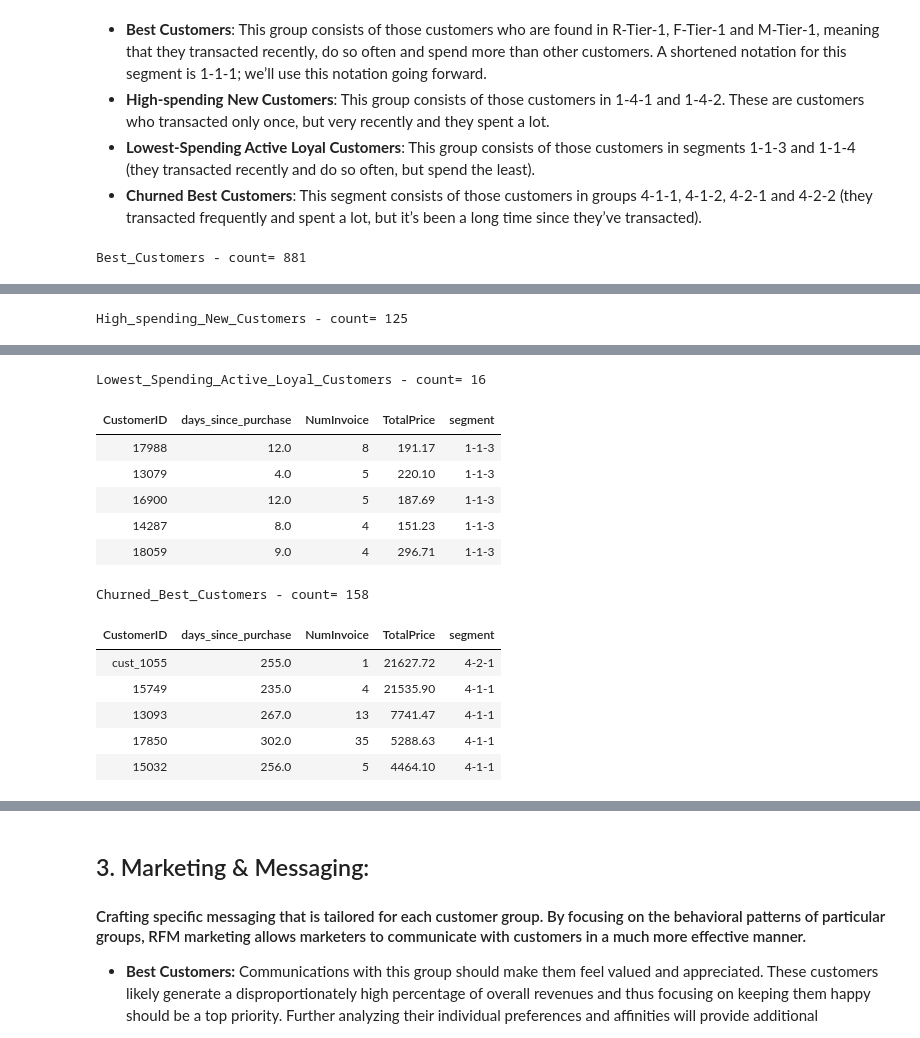
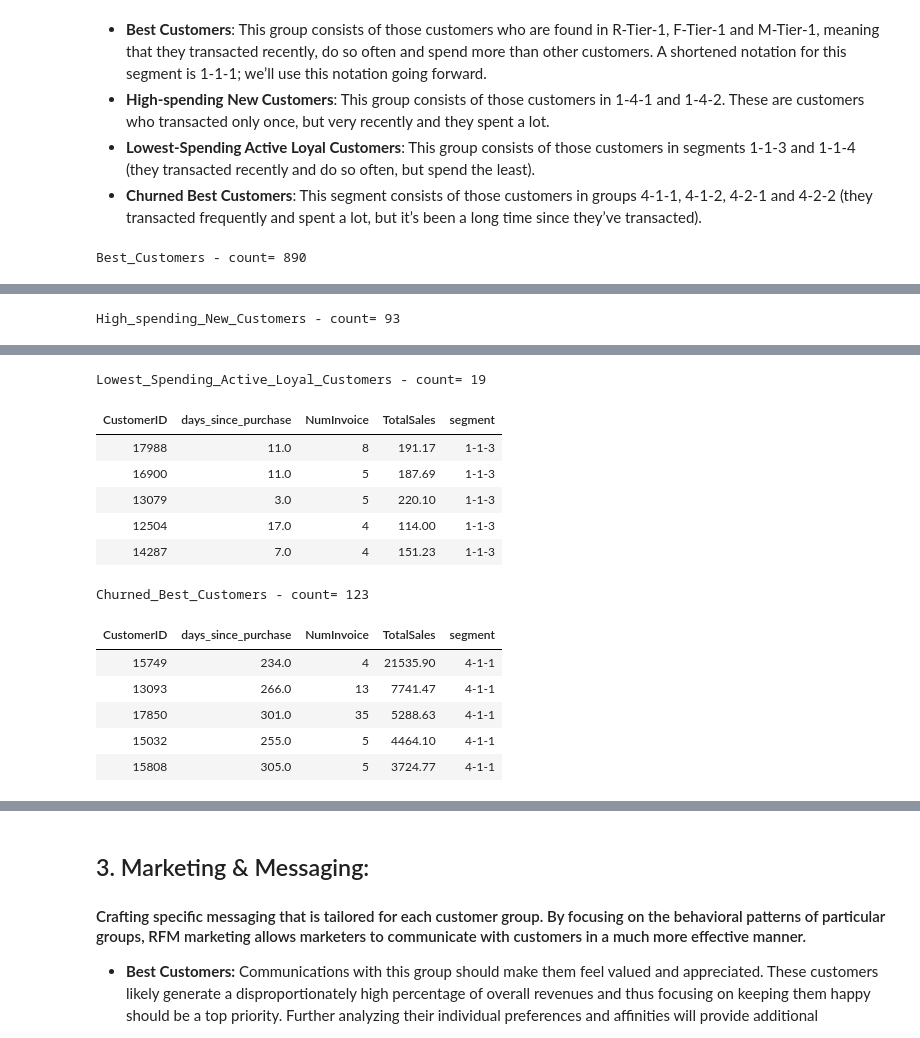
Before and after one commit to loulouOz/Customer-Insights-Analysis-RFM-Segmentation, a Jupyter notebook: customer_insights.ipynb, the cells around one changed output, grey strips where cells are left out. Saved outputs shown, nothing was run; the diff lists cells and outputs as text; code cells hidden in the pictures.

```diff
--- a/customer_insights.ipynb
+++ b/customer_insights.ipynb
@@ -452,0 +413,28 @@ ax[2].set_title('Number of customers by Number of invoices and spending');
+# %%
+df1 = df.groupby(['CustomerID']).agg({'InvoiceDate':[min,max],'InvoiceNo':pd.Series.nunique,'TotalPrice':np.sum}).reset_index()
+df1.columns = [' '.join(col).strip() for col in df1.columns.values]
+df1 = df1.rename(columns={'InvoiceDate min':'FirstInvoice','InvoiceDate max':'LastInvoice','InvoiceNo nunique':'NumInvoice','TotalPrice sum':'TotalSales'})
+## DaysBetweenFirstLastInv
+df1['DaysBetweenFirstLastInv'] = (df1['LastInvoice']-df1['FirstInvoice']).astype('timedelta64[D]') # 1 +
+## days_as_customer
+df1['lastDate'] = df['InvoiceDate'].max()
+df1['days_as_customer'] = (df1['lastDate']-df1['FirstInvoice']).astype('timedelta64[D]') #1 +
+## days_since_purchase
+df1['days_since_purchase'] = (df1['lastDate']-df1['LastInvoice']).astype('timedelta64[D]') #1 +
+## Average days between purchases:
+df1['AvgDaysBetweenPurchases'] = df1['DaysBetweenFirstLastInv'] / df1['NumInvoice']
+## Days Above Average: 'days_since_purchase' -  'AvgDaysBetweenPurchases' or 'NextPurchaseInDays': 'AvgDaysBetweenPurchases' - 'days_since_purchase'
+df1['NextPurchaseInDays'] = df1['AvgDaysBetweenPurchases'] - df1['days_since_purchase']
+
+df1 = df1.sort_values('NextPurchaseInDays',ascending=False)
+
+display_side_by_side(df1.head(),titles=['When Will Your Customers Purchase Next?'])
+
+print("Distribution of the number of:\n- Days Between First and Last Invoice\n- Days as Customer\n- Days Since last Purchase\n- Average Days Between Purchases\n- Next Purchase In Days (neg: overdue in days, pos: due in x days)")
+fig,ax=plt.subplots(1,5,figsize=(24,4))
+
+listy = ['DaysBetweenFirstLastInv','days_as_customer','days_since_purchase','AvgDaysBetweenPurchases','NextPurchaseInDays']
+
+for i in range(len(listy)):
+    df1[listy[i]].hist(ax=ax[i])
+    ax[i].set_title(listy[i]);
@@ -474,12 +492,13 @@ We will then be able to group them into categories
 - Pareto law (See graph above)
 - Custom (Based on specific domain knowledge)
 # %%
-rfm = df4.merge(invoice,how='left',left_on='CustomerID', right_on='CustomerID')
-rfm = rfm.merge(amount,how='left',left_on='CustomerID', right_on='CustomerID').reset_index(drop=True).sort_values('NumInvoice', ascending=False)
+df1.drop(['FirstInvoice','LastInvoice','DaysBetweenFirstLastInv','lastDate','days_as_customer','AvgDaysBetweenPurchases','NextPurchaseInDays'],axis=1, inplace=True)
+
+rfm = df1[['CustomerID','days_since_purchase','NumInvoice','TotalSales']].copy().sort_values('NumInvoice', ascending=False)
 
 rfm['days_since_purchase_Q'] = pd.qcut(rfm['days_since_purchase'].rank(method='first'), 4, labels=[1,2,3,4])
 rfm['NumInvoice_Q'] = pd.qcut(rfm['NumInvoice'].rank(method='first'), 4, labels=[4,3,2,1])
-rfm['TotalPrice_Q'] = pd.qcut(rfm['TotalPrice'].rank(method='first'), 4, labels=[4,3,2,1])
+rfm['TotalPrice_Q'] = pd.qcut(rfm['TotalSales'].rank(method='first'), 4, labels=[4,3,2,1])
 
 rfm['segment'] = rfm['days_since_purchase_Q'].astype(str) + "-" + rfm['NumInvoice_Q'].astype(str) + "-" + rfm['TotalPrice_Q'].astype(str)
 rfm2 = rfm.copy()
@@ -497,20 +516,20 @@ rfm.head(3)
 - **Lowest-Spending Active Loyal Customers**: This group consists of those customers in segments 1-1-3 and 1-1-4 (they transacted recently and do so often, but spend the least).
 - **Churned Best Customers**: This segment consists of those customers in groups 4-1-1, 4-1-2, 4-2-1 and 4-2-2 (they transacted frequently and spent a lot, but it’s been a long time since they’ve transacted).
 # %%
-Best_Customers = rfm[rfm['segment'] == '1-1-1'].sort_values('TotalPrice',ascending=False)
+Best_Customers = rfm[rfm['segment'] == '1-1-1'].sort_values('TotalSales',ascending=False)
 
-listy = ['1-4-1','1-4-2']
-High_spending_New_Customers = rfm[rfm['segment'].isin(listy)].sort_values('TotalPrice',ascending=False)
+listy = ['1-4-1','1-4-2','1-3-1','1-3-2']
+High_spending_New_Customers = rfm[rfm['segment'].isin(listy)].sort_values('TotalSales',ascending=False)
 
 listy = ['1-1-3','1-1-4']
 Lowest_Spending_Active_Loyal_Customers = rfm[rfm['segment'].isin(listy)].sort_values('NumInvoice',ascending=False)
 
 listy = ['4-1-1','4-1-2','4-2-1','4-2-2']
-Churned_Best_Customers = rfm[rfm['segment'].isin(listy)].sort_values('TotalPrice',ascending=False)
+Churned_Best_Customers = rfm[rfm['segment'].isin(listy)].sort_values('TotalSales',ascending=False)
 
 display_side_by_side(Best_Customers.head(), High_spending_New_Customers.head(),
                      Lowest_Spending_Active_Loyal_Customers.head(),Churned_Best_Customers.head(),
                      titles=['Best_Customers - count= {}'.format(len(Best_Customers)),'High_spending_New_Customers - count= {}'.format(len(High_spending_New_Customers)),
                              'Lowest_Spending_Active_Loyal_Customers - count= {}'.format(len(Lowest_Spending_Active_Loyal_Customers)),'Churned_Best_Customers - count= {}'.format(len(Churned_Best_Customers))])
 # %% [output]
-Best_Customers - count= 881
+Best_Customers - count= 890
@@ -523 +542 @@ Best_Customers - count= 881
-High_spending_New_Customers - count= 125
+High_spending_New_Customers - count= 93
@@ -530,17 +549,17 @@ High_spending_New_Customers - count= 125
-Lowest_Spending_Active_Loyal_Customers - count= 16
+Lowest_Spending_Active_Loyal_Customers - count= 19
-| CustomerID | days_since_purchase | NumInvoice | TotalPrice | segment |
-| 17988 | 12.0 | 8 | 191.17 | 1-1-3 |
-| 13079 | 4.0 | 5 | 220.10 | 1-1-3 |
-| 16900 | 12.0 | 5 | 187.69 | 1-1-3 |
-| 14287 | 8.0 | 4 | 151.23 | 1-1-3 |
-| 18059 | 9.0 | 4 | 296.71 | 1-1-3 |
+| CustomerID | days_since_purchase | NumInvoice | TotalSales | segment |
+| 17988 | 11.0 | 8 | 191.17 | 1-1-3 |
+| 16900 | 11.0 | 5 | 187.69 | 1-1-3 |
+| 13079 | 3.0 | 5 | 220.10 | 1-1-3 |
+| 12504 | 17.0 | 4 | 114.00 | 1-1-3 |
+| 14287 | 7.0 | 4 | 151.23 | 1-1-3 |
-Churned_Best_Customers - count= 158
+Churned_Best_Customers - count= 123
-| CustomerID | days_since_purchase | NumInvoice | TotalPrice | segment |
-| cust_1055 | 255.0 | 1 | 21627.72 | 4-2-1 |
-| 15749 | 235.0 | 4 | 21535.90 | 4-1-1 |
-| 13093 | 267.0 | 13 | 7741.47 | 4-1-1 |
-| 17850 | 302.0 | 35 | 5288.63 | 4-1-1 |
-| 15032 | 256.0 | 5 | 4464.10 | 4-1-1 |
+| CustomerID | days_since_purchase | NumInvoice | TotalSales | segment |
+| 15749 | 234.0 | 4 | 21535.90 | 4-1-1 |
+| 13093 | 266.0 | 13 | 7741.47 | 4-1-1 |
+| 17850 | 301.0 | 35 | 5288.63 | 4-1-1 |
+| 15032 | 255.0 | 5 | 4464.10 | 4-1-1 |
+| 15808 | 305.0 | 5 | 3724.77 | 4-1-1 |
 # %%
 # rfm.groupby(['segment']).agg({'days_since_purchase':[len,np.mean],'NumInvoice':np.mean,'TotalPrice':np.mean}).reset_index().round(1).head(5)
 # %%
```
Also changed, not shown: parts of 12 cells of this notebook.
